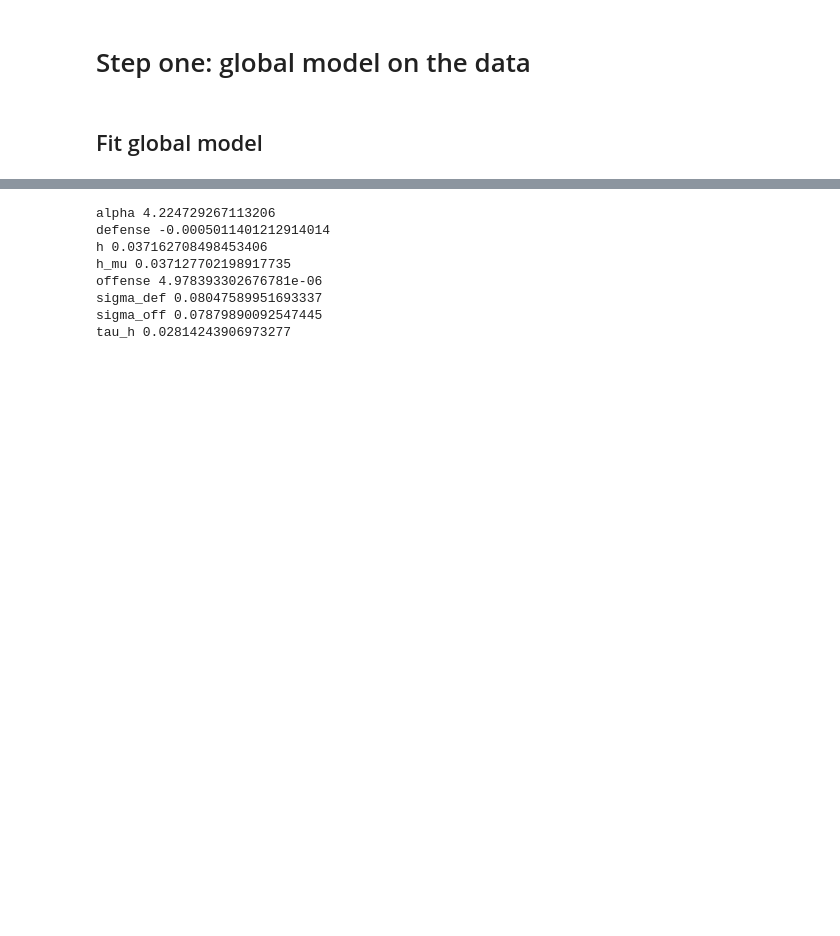
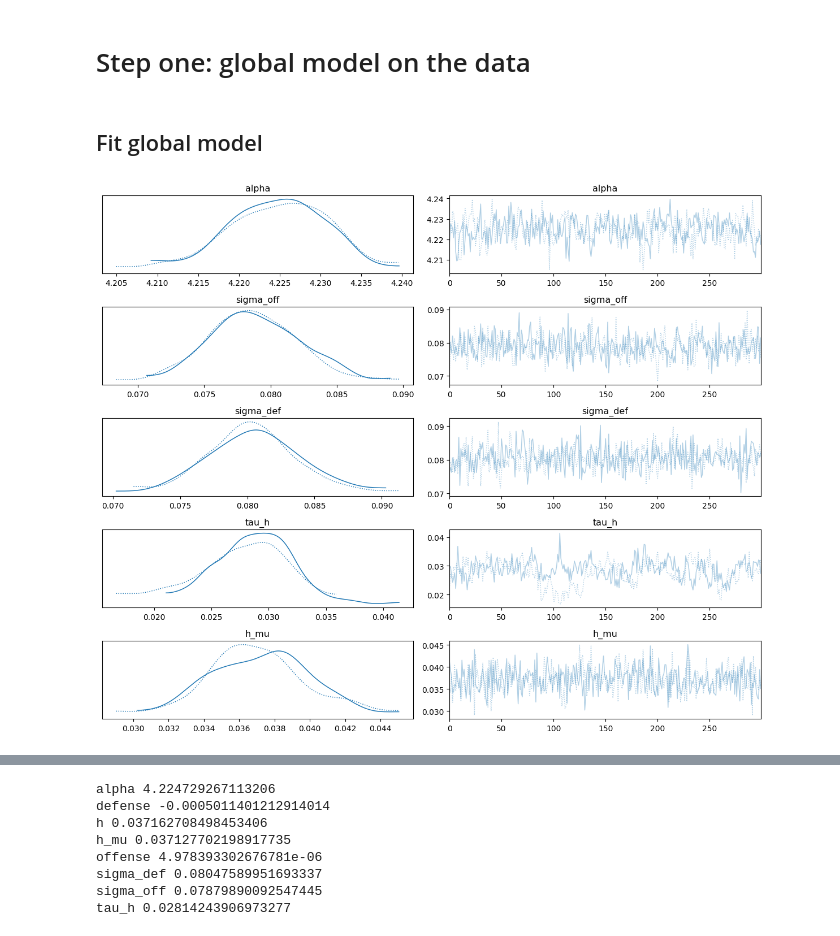
Before and after one commit to arham-habib/PostPick, a Jupyter notebook: research/ncaa/global_model.ipynb, the cells around one changed output, grey strips where cells are left out. Saved outputs shown, nothing was run; the diff lists cells and outputs as text; code cells hidden in the pictures; blank space fills up the shorter version.

```diff
--- a/research/ncaa/global_model.ipynb
+++ b/research/ncaa/global_model.ipynb
@@ -225,8 +244,17 @@ def fit_hierarchal_model(encoded: EncodedSeason, seed: int = 0, num_chains: int
         away_idx=away_idx,
         y_home=y_home,
         y_away=y_away,
-        n_teams=n_teams,
+        n_teams=n_teams
     )
-    return mcmc, mcmc.get_samples()
+    samples = mcmc.get_samples()
+    return mcmc, samples
 # %%
 mcmc, samples = fit_hierarchal_model(encoded)
+# %%
+arviz_object = az.from_numpyro(mcmc)
+# %%
+az.plot_trace(arviz_object, var_names=["alpha", "sigma_off", "sigma_def", "tau_h", "h_mu"])
+plt.tight_layout()
+plt.show()
+# %% [output]
+[figure, added]
```
Also changed, not shown: parts of 6 cells of this notebook, 3 other files.
